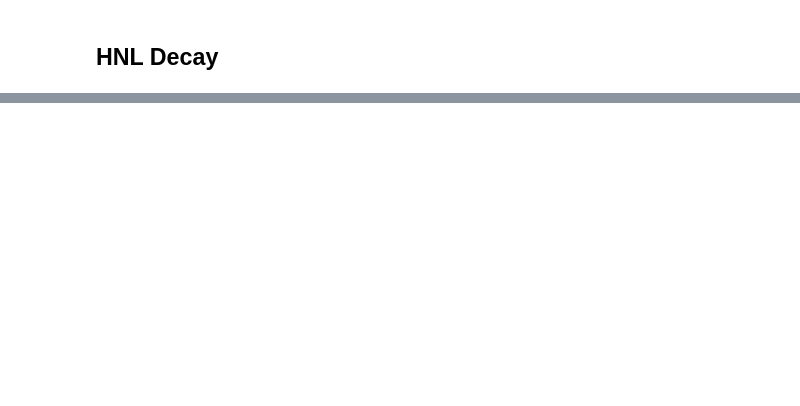
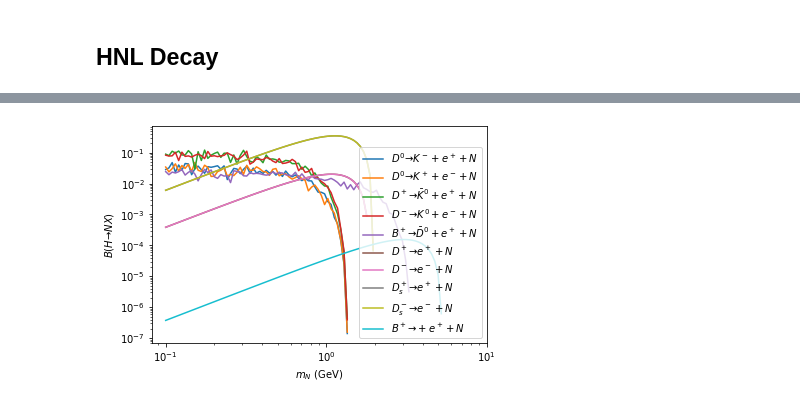
Before and after one commit to laroccod/HNLCalc, a Jupyter notebook: Example.ipynb, the cells around one changed output, grey strips where cells are left out. Cells and saved outputs as stored; diff of their text form; code cells hidden in the pictures; blank space fills up the shorter version.

```diff
--- a/Example.ipynb
+++ b/Example.ipynb
@@ -90,0 +92,86 @@ fig.savefig(f'HNL Decay Br.pdf',format='pdf',bbox_inches='tight')
+# %%
+nsample = 10
+coupling = 1
+#masses = np.linspace(.1,10,100)
+masses = np.logspace(-1,1,100)
+self=utility
+production_channels_3body = hnl.get_channels_3body()[0:5]
+production_channels_2body = hnl.get_channels_2body()[0:5]
+production_channels = production_channels_3body + production_channels_2body
+
+for m in range(len(production_channels)):
+    production_channel = production_channels[m]
+    if '2body' in production_channel[0]:
+        mode = production_channel[0]
+        brs = []
+        masses_plt = []
+        for n in range(len(masses)):
+            #pid0 is parent meson pid1 is daughter meson pid2 is lepton pid3 is HNL
+            mode = production_channel[0]
+            pid0 = production_channel[1]
+            pid1 = production_channel[2]
+            m0 = utility.masses(pid0)
+            m1 = utility.masses(pid1)
+            m2=masses[n]
+            if m0>=m1+m2:
+                print(m0>=m1+m2)
+                br = production_channel[3]
+                label = production_channel[4]
+                print(production_channel)
+                p, weights = production.decay_in_restframe_2body(br,coupling, m0, m1, m2, nsample)
+                brs.append(sum(weights))
+                masses_plt.append(masses[n])
+        print(brs)
+
+    if '3body' in production_channel[0]:
+        mode = production_channel[0]
+        brs = []
+        masses_plt = []
+        for n in range(len(masses)):
+            integration = production_channel[5]
+            #pid0 is parent meson pid1 is daughter meson pid2 is lepton pid3 is HNL
+            if integration == 'dq2dE':
+                pid0 = production_channel[1]
+                pid1 = production_channel[2]
+                pid2 = production_channel[3]
+                m0 = utility.masses(pid0)
+                m1 = utility.masses(pid1)
+                m2 = utility.masses(pid2)
+                m3=masses[n]
+                if m0>=m1+m2+m3:
+                    br = production_channel[4]
+                    label = production_channel[6]
+                    print(production_channel)
+                    p, weights = production.decay_in_restframe_3body_dq2dE(br, coupling, m0, m1, m2, m3, nsample)
+                    brs.append(sum(weights))
+                    masses_plt.append(masses[n])
+            #pid0 is tau, pid1 is produced lepton and pid2 is the neutrino
+            if integration == 'dE':
+                pid0 = production_channel[1]
+                pid1 = production_channel[2]
+                pid2 = production_channel[3]
+                m0 = utility.masses(pid0)
+                m1 = utility.masses(pid1)
+                m2 = utility.masses(pid2)
+                m3=masses[n]
+                if m0>=m1+m2+m3:
+                    mode = production_channel[0]
+                    br = production_channel[4]
+                    label = production_channel[6]
+                    print(production_channel)
+                    p, weights = production.decay_in_restframe_3body_dE(br, coupling, m0, m1, m2, m3, nsample)
+                    brs.append(sum(weights))
+                    masses_plt.append(masses[n])
+    if len(brs)!=0:      #check this
+        plt.plot(masses_plt,brs,label = label)
+
+
+
+plt.legend()
+plt.xscale('log')
+plt.yscale('log')
+plt.xlim(0,10)
+plt.ylabel(r'$B(H \to N X)$')
+plt.xlabel(r'$m_N$ (GeV)')
+plt.show()
+# %% [output]
@@ -90,0 +197 @@ fig.savefig(f'HNL Decay Br.pdf',format='pdf',bbox_inches='tight')
+[figure, added]
```
Also changed, not shown: parts of 4 cells of this notebook, 1 other file.
